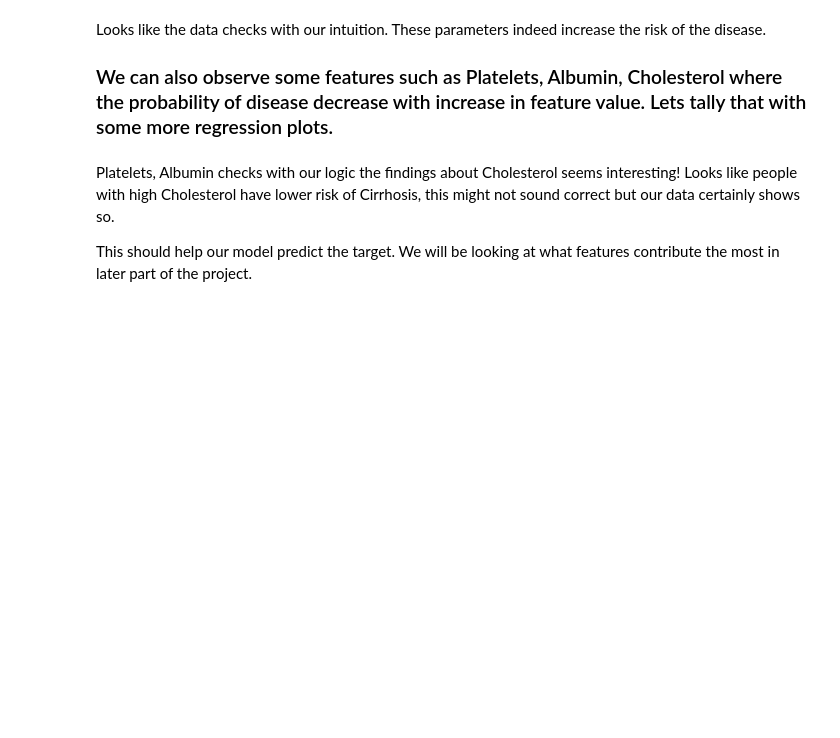
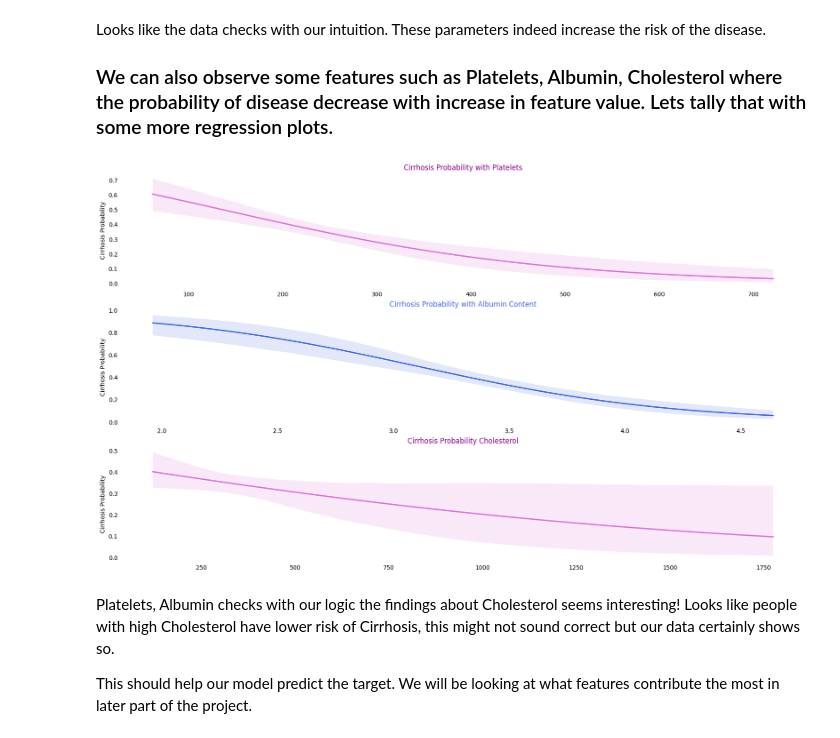
Before and after one commit to aslucky0143/final-year-project, a Jupyter notebook: liver-cirrhosis-prediction-with-xgboost-eda.ipynb, the cells around one changed output. Cells and saved outputs as stored; diff of their text form; code cells hidden in the pictures; blank space fills up the shorter version.

```diff
--- a/liver-cirrhosis-prediction-with-xgboost-eda.ipynb
+++ b/liver-cirrhosis-prediction-with-xgboost-eda.ipynb
@@ -300,6 +368,35 @@ There are some interesting insights if we observe closely. Take the case at Asci
 Looks like the data checks with our intuition. These parameters indeed increase the risk of the disease.
 
 ### We can also observe some features such as Platelets, Albumin, Cholesterol where the probability of disease decrease with increase in feature value. Lets tally that with some more regression plots.
+# %%
+#@title Regression Plots of negatively correlated Features.
+plt.figure(figsize=(21,12))
+
+plt.subplot(3,1,1)
+sns.regplot(x=df['Platelets'], y=df['Stage'], scatter=False, logistic=True, color='orchid')
+sns.despine(fig=None, ax=None, top=True, right=True, left=True, bottom=True, offset=None, trim=False);
+plt.tick_params(axis='both', which='both', bottom=False, top=False, left=False)
+plt.xlabel('');
+plt.ylabel('Cirrhosis Probability');
+plt.setp(plt.title('Cirrhosis Probability with Platelets'), color='darkmagenta');
+
+plt.subplot(3,1,2)
+sns.regplot(x=df['Albumin'], y=df['Stage'], scatter=False, logistic=True, color='royalblue');
+sns.despine(fig=None, ax=None, top=True, right=True, left=True, bottom=True, offset=None, trim=False);
+plt.tick_params(axis='both', which='both', bottom=False, top=False, left=False)
+plt.xlabel('');
+plt.ylabel('Cirrhosis Probability');
+plt.setp(plt.title('Cirrhosis Probability with Albumin Content'), color='royalblue');
+
+plt.subplot(3,1,3)
+sns.regplot(x=df['Cholesterol'], y=df['Stage'], scatter=False, logistic=True, color='orchid')
+sns.despine(fig=None, ax=None, top=True, right=True, left=True, bottom=True, offset=None, trim=False);
+plt.tick_params(axis='both', which='both', bottom=False, top=False, left=False)
+plt.xlabel('');
+plt.ylabel('Cirrhosis Probability');
+plt.setp(plt.title('Cirrhosis Probability Cholesterol'), color='darkmagenta') ;
+# %% [output]
+[figure, added]
 # %% [markdown]
 Platelets, Albumin checks with our logic the findings about Cholesterol seems interesting! Looks like people with high Cholesterol have lower risk of Cirrhosis, this might not sound correct but our data certainly shows so.
 
```
Also changed, not shown: parts of 8 cells of this notebook, 4 other files.
